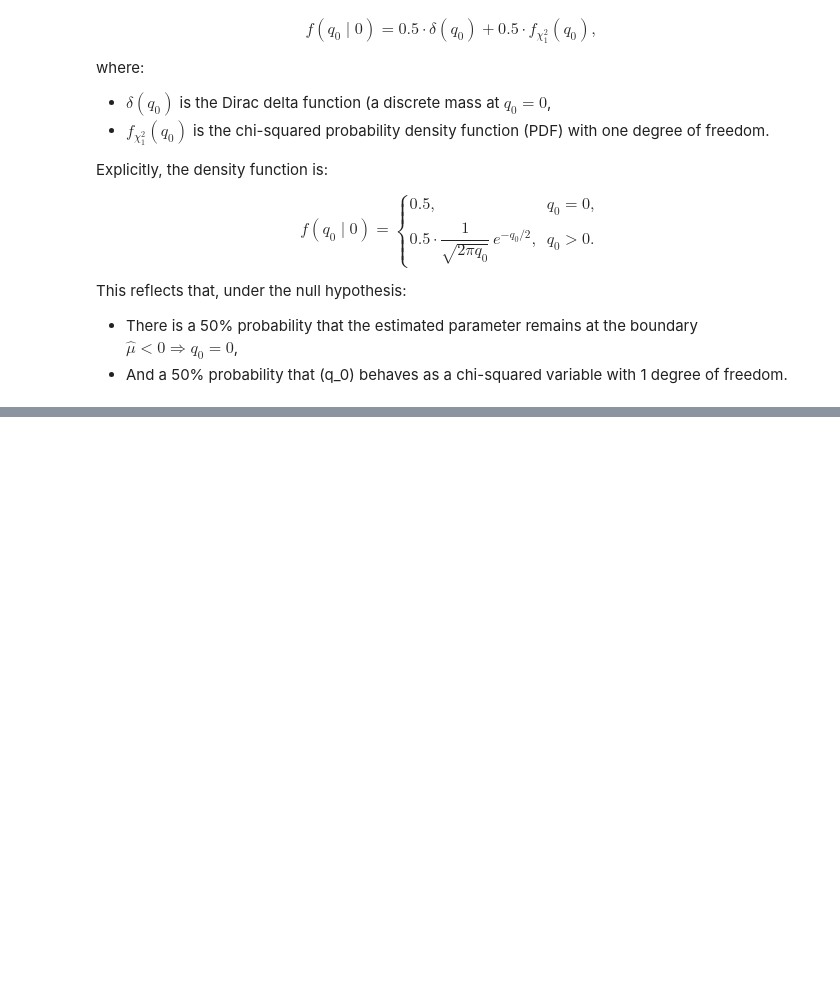
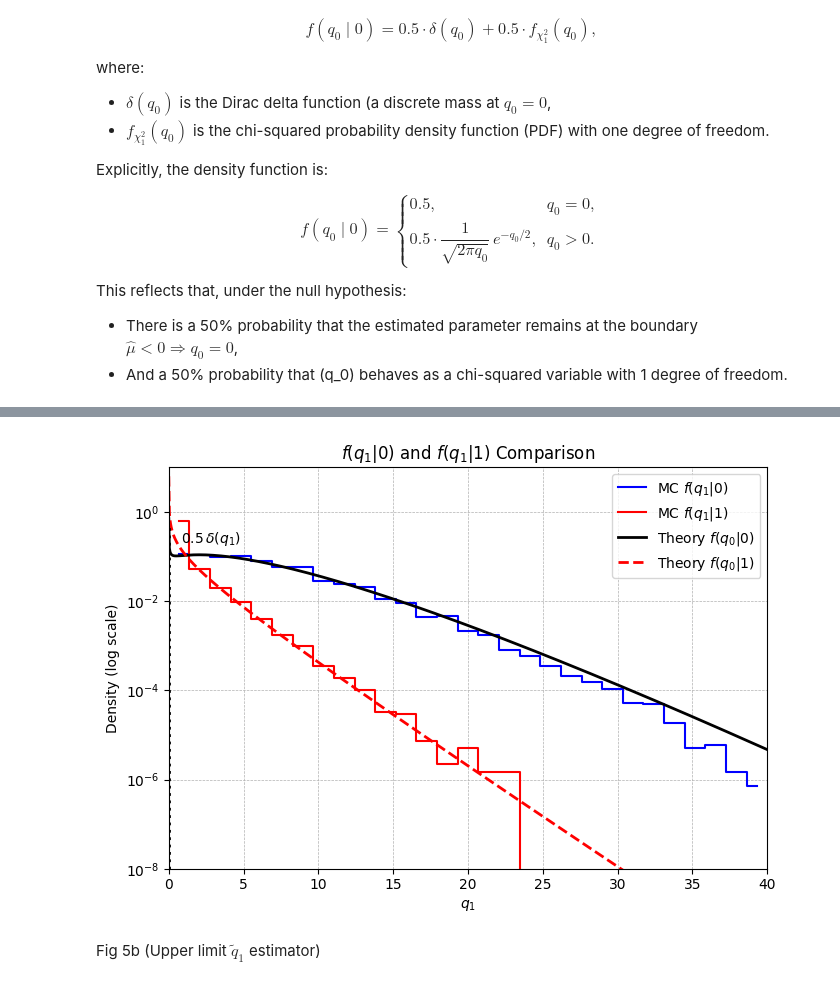
Before and after one commit to andrex-naranjas/cowan_statistics_test, a Jupyter notebook: Notebooks/notebook1.ipynb, the cells around one changed output, grey strips where cells are left out. Cells and saved outputs as stored; diff of their text form; code cells hidden in the pictures; blank space fills up the shorter version.

```diff
--- a/Notebooks/notebook1.ipynb
+++ b/Notebooks/notebook1.ipynb
@@ -271,0 +301,7 @@ plt.show()
+# %%
+# parameters
+b = 10
+s = 10
+n_events = 1000000
+tau = 1
+mu_prime = 0
@@ -271,0 +390,46 @@ plt.show()
+# %%
+q1_mc0 = MonteCarloSim_1(b=b,s=s,n_events=n_events,tau=tau,mu_prime= 0)
+q1_mc1 = MonteCarloSim_1(b=b,s=s,n_events=n_events,tau=tau,mu_prime= 1)
+# %%
+import numpy as np
+import matplotlib.pyplot as plt
+
+# --- Monte Carlo histogram data ---
+bins = np.linspace(0, 40, 30)
+centers = 0.5 * (bins[:-1] + bins[1:])
+hist1, _ = np.histogram(q1_mc0, bins=bins, density=True)
+hist2, _ = np.histogram(q1_mc1, bins=bins, density=True)
+
+plt.figure(figsize=(7,5))
+
+# --- MC histograms ---
+plt.step(centers, hist1, where='mid', color='blue', lw=1.5, label='MC $f(q_1|0)$')
+plt.step(centers, hist2, where='mid', color='red', lw=1.5, label='MC $f(q_1|1)$')
+
+# --- Theoretical curves ---
+q1_vals = np.linspace(0.001, 40, 1000)
+pdf_theory0 = f_q1_given_mu_prime(q1_vals,sigma=sigma_asimov_mu(mu = 1,mu_prime=0,s=s,b=b),mu=1,mu_prime=0) #f(q1|0)
+pdf_theory1 = f_q1_given_mu_prime(q1_vals,sigma=sigma_asimov_mu(mu = 1,mu_prime=1,s=s,b=b),mu=1,mu_prime=1) #f(q1|1)
+
+plt.plot(q0_vals, pdf_theory0, 'k-', lw=2, label='Theory $f(q_0|0)$')
+plt.plot(q0_vals, pdf_theory1, 'r--', lw=2, label='Theory $f(q_0|1)$')
+
+# --- Dirac delta representation (mass at q0=0) ---
+plt.vlines(0, 1e-8, 0.5, colors='k', linestyles='dotted', lw=2)
+plt.text(0.8, 0.2, r'$0.5\,\delta(q_1)$', color='k')
+
+# --- Axes and layout ---
+plt.yscale('log')
+plt.xlim(0, 40)
+plt.ylim(1e-8, 10)
+plt.xlabel(r'$q_1$')
+plt.ylabel('Density (log scale)')
+plt.title(r'$f(q_1|0)$ and $f(q_1|1)$ Comparison')
+plt.legend()
+plt.grid(True, which='both', linestyle='--', linewidth=0.5)
+plt.tight_layout()
+plt.show()
+# %% [output]
+[figure, added]
+# %% [markdown]
+Fig 5b (Upper limit $\tilde{q}_1$ estimator)
```
Also changed, not shown: parts of 9 cells of this notebook, 1 other file.
